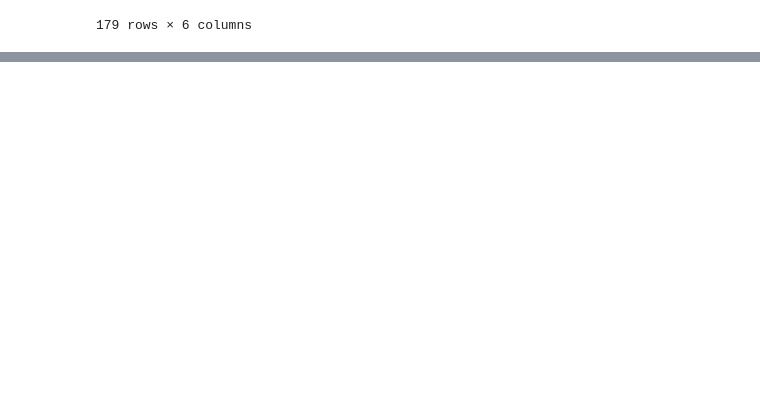
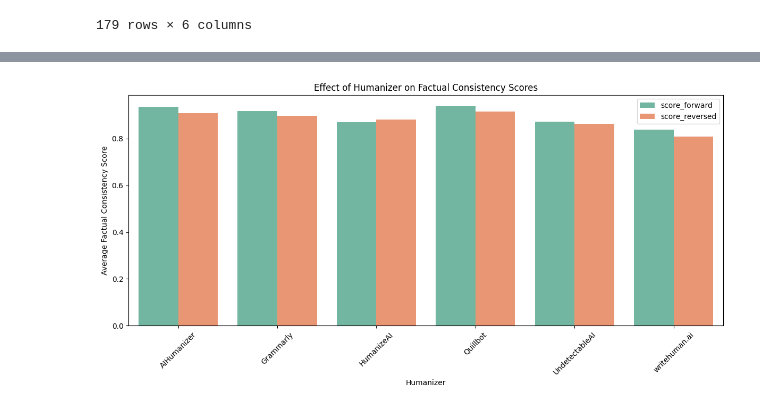
Before and after one commit to warit-tee/FYP, a Jupyter notebook: factual/fact.ipynb, the cells around one changed output, grey strips where cells are left out. Cells and saved outputs as stored; diff of their text form; code cells hidden in the pictures; blank space fills up the shorter version.

```diff
--- a/factual/fact.ipynb
+++ b/factual/fact.ipynb
@@ -606,0 +609,5 @@ display(df_reversed)
+# %%
+df = pd.read_csv('qna_results.csv')
+df_reversed = pd.read_csv('qna_results_reversed.csv')
+print(f"Shape of forward results: {df.shape}")
+print(f"Shape of reversed results: {df_reversed.shape}")
@@ -606,0 +649,4 @@ display(df_reversed)
+# %%
+df = df.merge(df_reversed, on=['topic', 'length', 'AI_model', 'humanizer'], suffixes=('_forward', '_reversed'))
+df.rename(columns={'factual_consistency_score_forward': 'score_forward', 'factual_consistency_score_reversed': 'score_reversed'}, inplace=True)
+df.head()
@@ -606,0 +660,4 @@ display(df_reversed)
+# %%
+# group by humanizer
+df_humanizer = df.groupby('humanizer').agg({'score_forward': 'mean', 'score_reversed': 'mean'}).reset_index()
+df_humanizer
@@ -606,0 +712,17 @@ display(df_reversed)
+# %%
+import matplotlib.pyplot as plt
+import seaborn as sns
+
+df_plot = df_humanizer.melt(id_vars='humanizer', value_vars=['score_forward', 'score_reversed'], var_name='version', value_name='score')
+
+plt.figure(figsize=(12, 6))
+ax = sns.barplot(x='humanizer', y='score', hue='version', data=df_plot, palette='Set2')
+plt.title('Effect of Humanizer on Factual Consistency Scores')
+plt.ylabel('Average Factual Consistency Score')
+plt.xlabel('Humanizer')
+plt.legend()
+plt.xticks(rotation=45)
+plt.tight_layout()
+plt.show()
+# %% [output]
+[figure, added]
```
Also changed, not shown: parts of 8 cells of this notebook.
